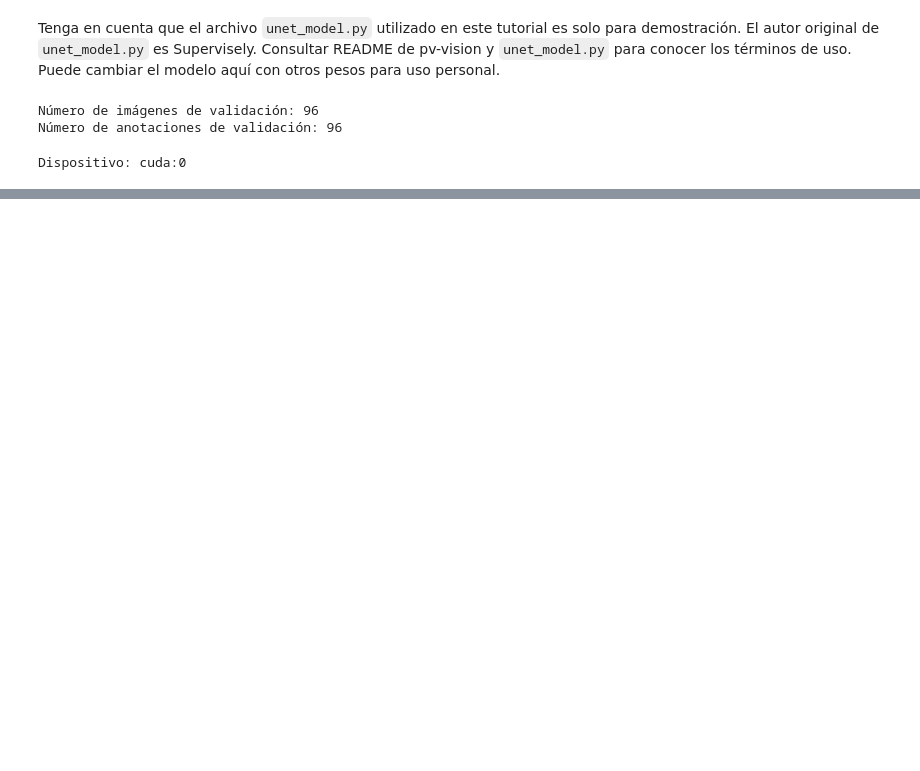
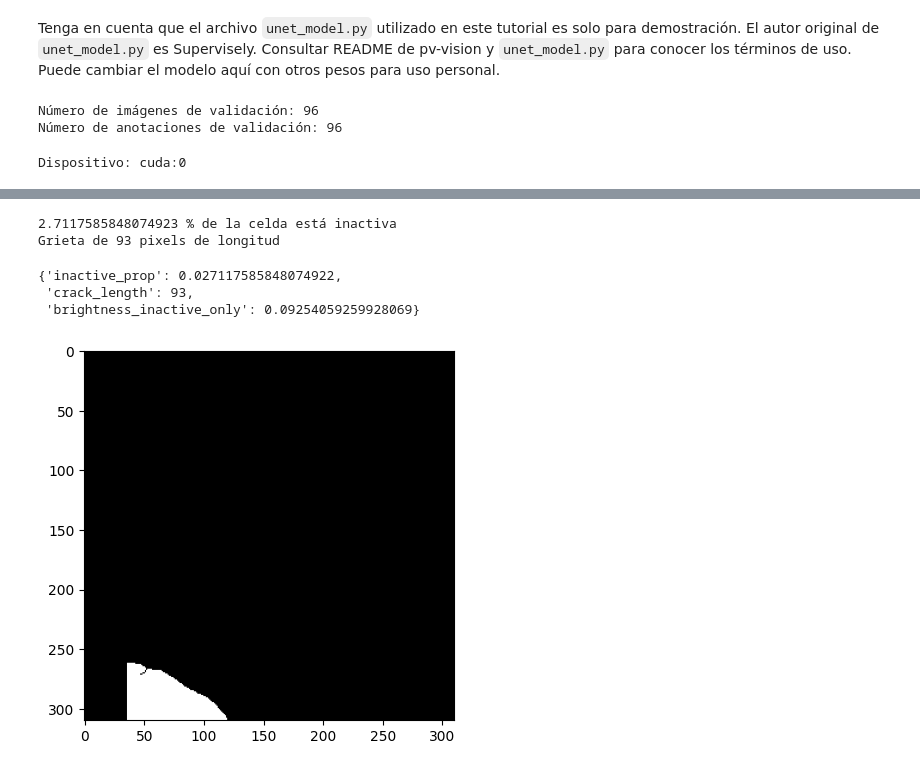
Before and after one commit to Franklingo13/PVDefectDetect, a Jupyter notebook: TestsPV-vision/EvaluacionModelo.ipynb, the cells around one changed output, grey strips where cells are left out. Cells and saved outputs as stored; diff of their text form; code cells hidden in the pictures; blank space fills up the shorter version.

```diff
--- a/TestsPV-vision/EvaluacionModelo.ipynb
+++ b/TestsPV-vision/EvaluacionModelo.ipynb
@@ -428,0 +507,27 @@ show_comparison(pred_mask, true_mask, class_names)
+# %%
+# Extracción del área inactiva
+inactive_area, inactive_prop = crackcell.extract_inactive_area()
+plt.imshow(inactive_area, "gray")
+print("{} % de la celda está inactiva".format(inactive_prop*100))
+
+# Extracción de la longitud de la grieta
+crack_length = crackcell.extract_crack_length()
+print("Grieta de {} pixels de longitud ".format(crack_length))
+
+# Extracción del brillo
+# Existen tres modos
+# 1. avg_all: brillo promedio de toda la imagen
+# 2. avg_inactive: brillo promedio de la región inactiva y trata el área actica como 1
+# 3. avg_inactive_only: brillo promedio solo del área inactiva y devuelve 1 para las celdas intactas
+
+brightness = crackcell.extract_brightness(mode='avg_inactive_only')
+#brightness
+# Extracción de todas las funciones a la vez
+crackcell.extract_features()
+# %% [output]
+2.7117585848074923 % de la celda está inactiva
+Grieta de 93 pixels de longitud
+{'inactive_prop': 0.027117585848074922,
+ 'crack_length': 93,
+ 'brightness_inactive_only': 0.09254059259928069}
+[figure, added]
```
Also changed, not shown: parts of 10 cells of this notebook.
